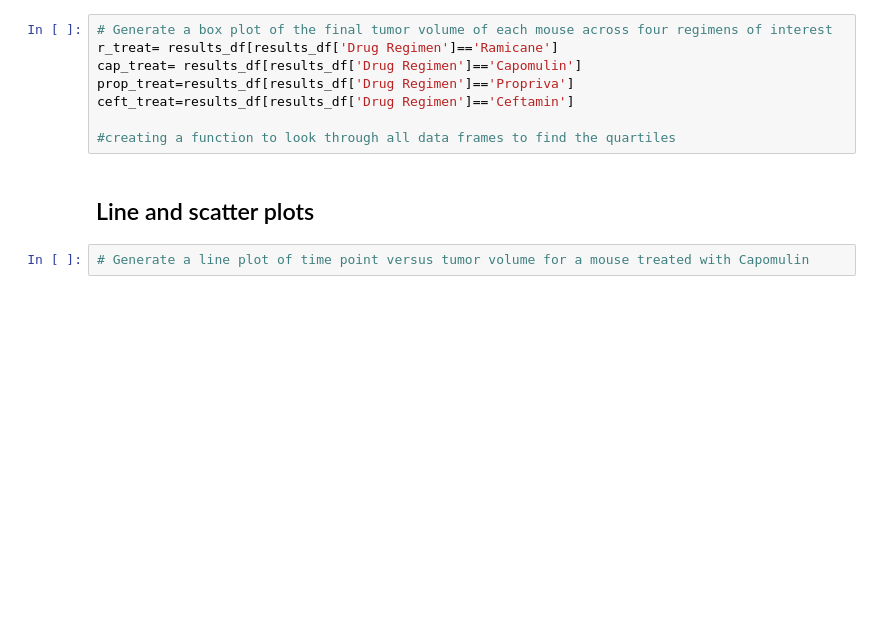
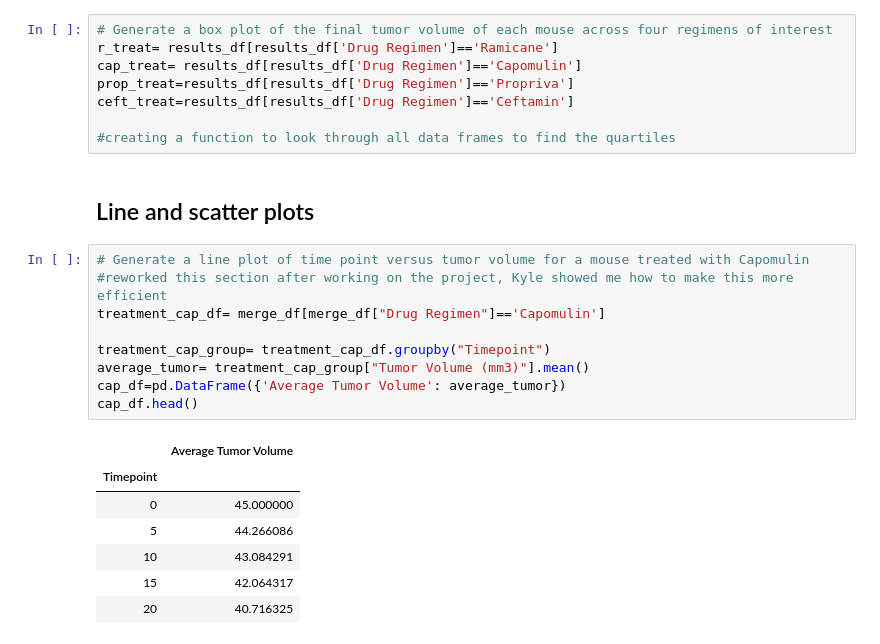
Before and after one commit to karahodges/hodgesMatPlotLib, a Jupyter notebook: pymaceuticals_starter.ipynb, the cells around one changed output. Drawn from its saved outputs; the diff is of its cells as text; blank space fills up the shorter version.

```diff
--- a/pymaceuticals_starter.ipynb
+++ b/pymaceuticals_starter.ipynb
@@ -124,5 +124,20 @@ ceft_treat=results_df[results_df['Drug Regimen']=='Ceftamin']
 #creating a function to look through all data frames to find the quartiles
 # %% [markdown]
 ## Line and scatter plots
-# %%
-# Generate a line plot of time point versus tumor volume for a mouse treated with Capomulin
+# %%
+# Generate a line plot of time point versus tumor volume for a mouse treated with Capomulin
+#reworked this section after working on the project, Kyle showed me how to make this more efficient
+treatment_cap_df= merge_df[merge_df["Drug Regimen"]=='Capomulin']
+
+treatment_cap_group= treatment_cap_df.groupby("Timepoint")
+average_tumor= treatment_cap_group["Tumor Volume (mm3)"].mean()
+cap_df=pd.DataFrame({'Average Tumor Volume': average_tumor})
+cap_df.head()
+# %% [output]
+|  | Average Tumor Volume |
+| Timepoint |  |
+| 0 | 45.000000 |
+| 5 | 44.266086 |
+| 10 | 43.084291 |
+| 15 | 42.064317 |
+| 20 | 40.716325 |
```
Also changed, not shown: parts of 4 cells of this notebook.
